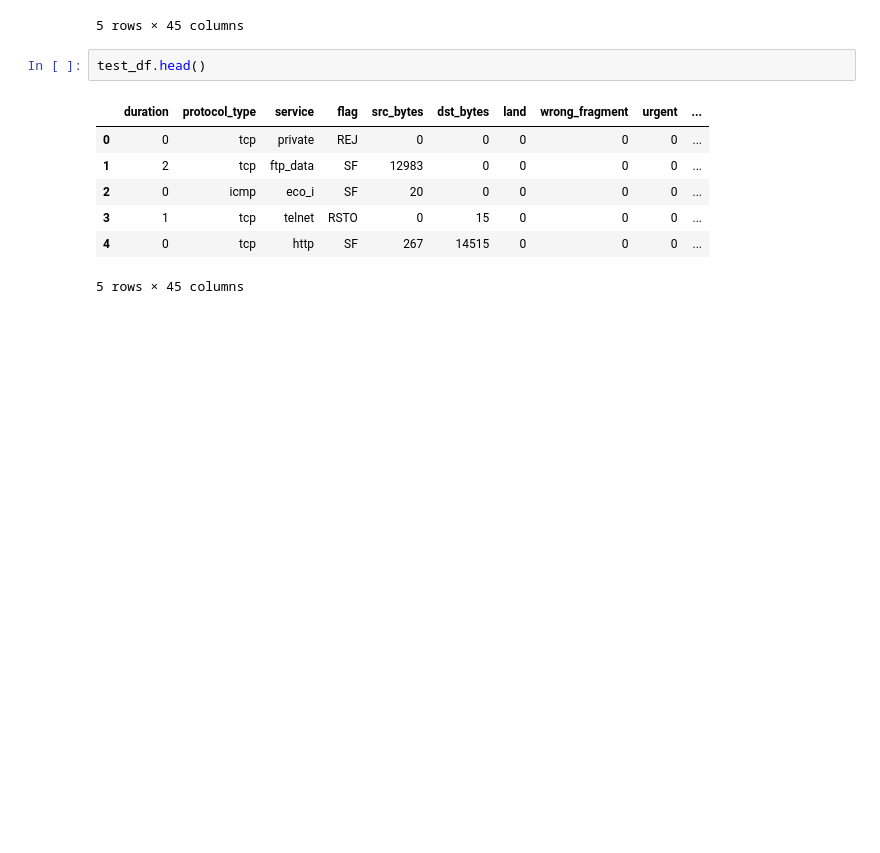
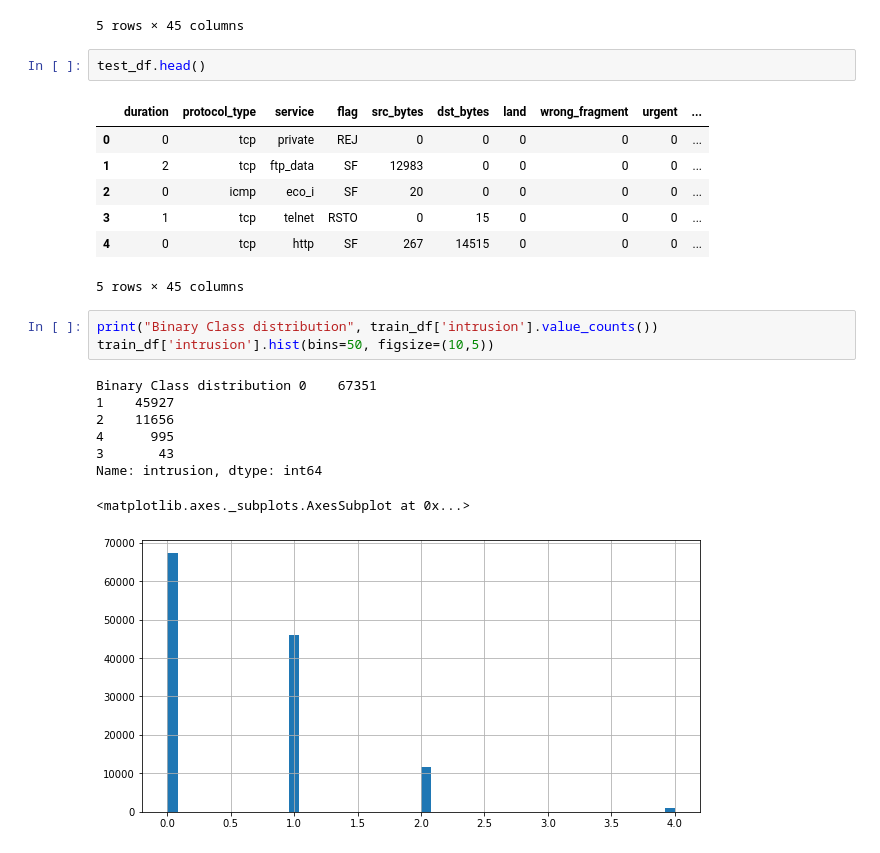
Before and after one commit to rojinadeuja/NSL-KDD-Network-Security, a Jupyter notebook: 01-Exploratory-Data-Analysis.ipynb, the cells around one changed output. Drawn from its saved outputs; the diff is of its cells as text; blank space fills up the shorter version.

```diff
--- a/01-Exploratory-Data-Analysis.ipynb
+++ b/01-Exploratory-Data-Analysis.ipynb
@@ -279,3 +282,15 @@ test_df.head()
 | 3 | 1 | tcp | telnet | RSTO | 0 | 15 | 0 | 0 | 0 | ... |
 | 4 | 0 | tcp | http | SF | 267 | 14515 | 0 | 0 | 0 | ... |
 5 rows × 45 columns
+# %%
+print("Binary Class distribution", train_df['intrusion'].value_counts())
+train_df['intrusion'].hist(bins=50, figsize=(10,5))
+# %% [output]
+Binary Class distribution 0    67351
+1    45927
+2    11656
+4      995
+3       43
+Name: intrusion, dtype: int64
+<matplotlib.axes._subplots.AxesSubplot at 0x...>
+[figure, added]
```
Also changed, not shown: parts of 4 cells of this notebook.
